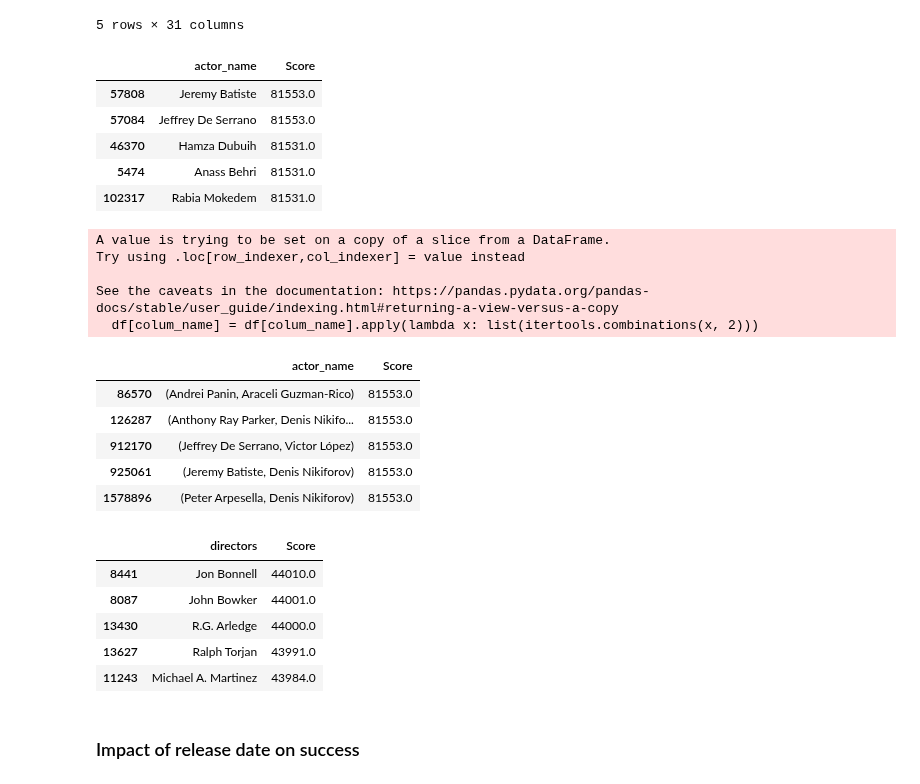
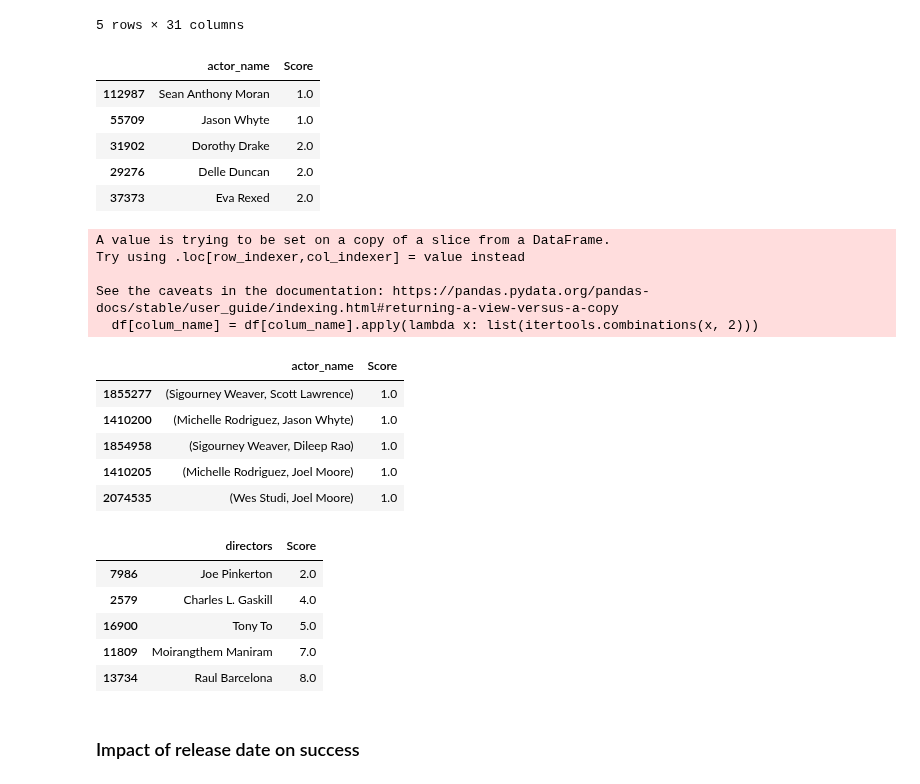
Before and after one commit to epfl-ada/ada-2022-project-theadaholics, a Jupyter notebook: main.ipynb, the cells around one changed output. Drawn from its saved outputs; the diff is of its cells as text; code cells hidden in the pictures.

Commit message:
Fix score sorting

```diff
--- a/main.ipynb
+++ b/main.ipynb
@@ -1118,14 +1118,14 @@ def score_movie_element_groups(df, colum_name):
 # %%
 actors_score = score_movie_element(df_all, 'actor_name')
 # %%
-actors_score.sort_values(by='Score', ascending=False).head()
+actors_score.sort_values(by='Score').head()
 # %% [output]
 |  | actor_name | Score |
-| 57808 | Jeremy Batiste | 81553.0 |
-| 57084 | Jeffrey De Serrano | 81553.0 |
-| 46370 | Hamza Dubuih | 81531.0 |
-| 5474 | Anass Behri | 81531.0 |
-| 102317 | Rabia Mokedem | 81531.0 |
+| 112987 | Sean Anthony Moran | 1.0 |
+| 55709 | Jason Whyte | 1.0 |
+| 31902 | Dorothy Drake | 2.0 |
+| 29276 | Delle Duncan | 2.0 |
+| 37373 | Eva Rexed | 2.0 |
 # %%
 actor_pairs_score = score_movie_element_groups(df_all, 'actor_name')
 # %% [output]
@@ -1135,25 +1135,25 @@ Try using .loc[row_indexer,col_indexer] = value instead
 See the caveats in the documentation: https://pandas.pydata.org/pandas-docs/stable/user_guide/indexing.html#returning-a-view-versus-a-copy
   df[colum_name] = df[colum_name].apply(lambda x: list(itertools.combinations(x, 2)))
 # %%
-actor_pairs_score.sort_values(by='Score', ascending=False).head()
+actor_pairs_score.sort_values(by='Score').head()
 # %% [output]
 |  | actor_name | Score |
-| 86570 | (Andrei Panin, Araceli Guzman-Rico) | 81553.0 |
-| 126287 | (Anthony Ray Parker, Denis Nikifo... | 81553.0 |
-| 912170 | (Jeffrey De Serrano, Victor López) | 81553.0 |
-| 925061 | (Jeremy Batiste, Denis Nikiforov) | 81553.0 |
-| 1578896 | (Peter Arpesella, Denis Nikiforov) | 81553.0 |
+| 1855277 | (Sigourney Weaver, Scott Lawrence) | 1.0 |
+| 1410200 | (Michelle Rodriguez, Jason Whyte) | 1.0 |
+| 1854958 | (Sigourney Weaver, Dileep Rao) | 1.0 |
+| 1410205 | (Michelle Rodriguez, Joel Moore) | 1.0 |
+| 2074535 | (Wes Studi, Joel Moore) | 1.0 |
 # %%
 directors_score = score_movie_element(df_all, 'directors')
 # %%
-directors_score.sort_values(by='Score', ascending=False).head()
+directors_score.sort_values(by='Score').head()
 # %% [output]
 |  | directors | Score |
-| 8441 | Jon Bonnell | 44010.0 |
-| 8087 | John Bowker | 44001.0 |
-| 13430 | R.G. Arledge | 44000.0 |
-| 13627 | Ralph Torjan | 43991.0 |
-| 11243 | Michael A. Martinez | 43984.0 |
+| 7986 | Joe Pinkerton | 2.0 |
+| 2579 | Charles L. Gaskill | 4.0 |
+| 16900 | Tony To | 5.0 |
+| 11809 | Moirangthem Maniram | 7.0 |
+| 13734 | Raul Barcelona | 8.0 |
 # %% [markdown]
 ### Impact of release date on success
 # %% [markdown]
```
